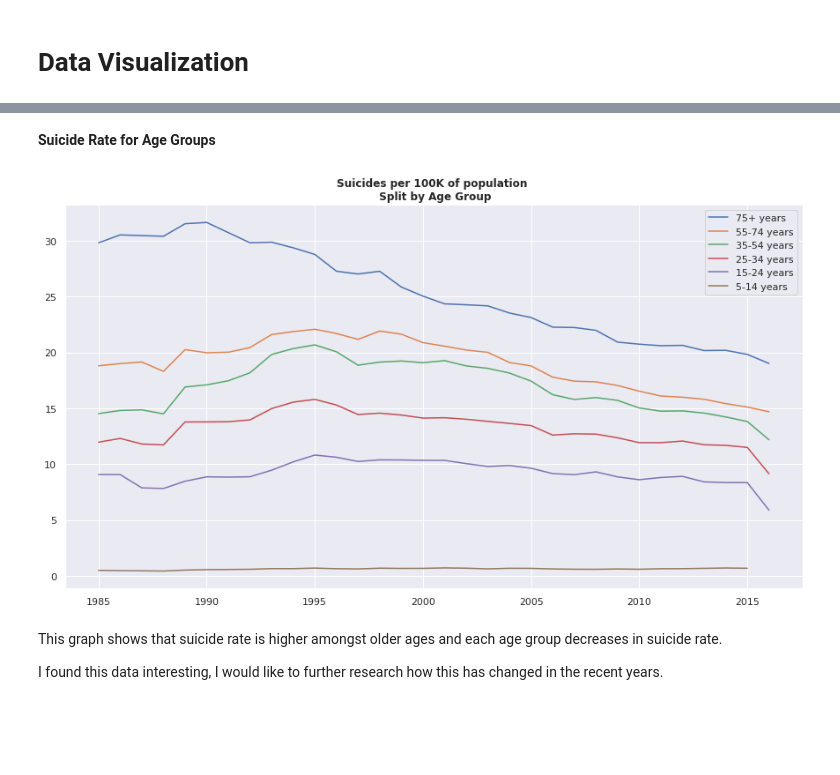
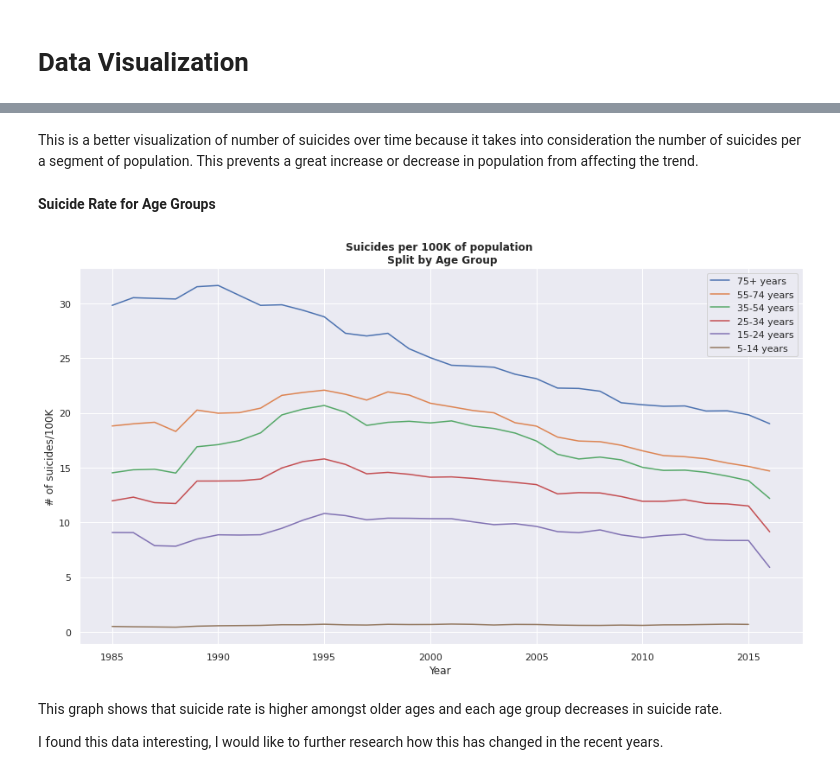
Before and after one commit to kylunr/SuicideRateDataAnalysis, a Jupyter notebook: SuicideRateAnalysis.ipynb, the cells around one changed output, grey strips where cells are left out. Drawn from its saved outputs; the diff is of its cells as text; code cells hidden in the pictures; blank space fills up the shorter version.

```diff
--- a/SuicideRateAnalysis.ipynb
+++ b/SuicideRateAnalysis.ipynb
@@ -48,24 +83,28 @@ data.tail()
+# %% [markdown]
+This is a better visualization of number of suicides over time because it takes into consideration the number of suicides per a segment of population.  This prevents a great increase or decrease in population from affecting the trend.
 # %% [markdown]
 **Suicide Rate for Age Groups**
 # %%
 age = data.groupby(['Year','Age']).agg({'Population' : 'sum','Suicides_No': 'sum'}).reset_index()
 age['Suicides_Per_Capita'] = age.Suicides_No / age.Population * 100000
 
 
 def age_plot(agegroup):
     data1 = age.loc[age['Age'] == agegroup,['Year','Suicides_Per_Capita']]
     _ = plt.plot(data1['Year'],data1['Suicides_Per_Capita'])
 
 agegroups = [ '75+ years', '55-74 years', '35-54 years', '25-34 years', '15-24 years', '5-14 years']
 
 plt.figure(figsize = (15,8))
 
 for i in agegroups:
     age_plot(i)
 _ = plt.legend(agegroups)
 _ = plt.title('Suicides per 100K of population \n Split by Age Group', fontweight='bold')
+_ = plt.xlabel('Year')
+_ = plt.ylabel('# of suicides/100K')
 # %% [output]
-[figure, old version]
+[figure, new version]
 # %% [markdown]
 This graph shows that suicide rate is higher amongst older ages and each age group decreases in suicide rate.
 
```
Also changed, not shown: parts of 36 cells of this notebook.
